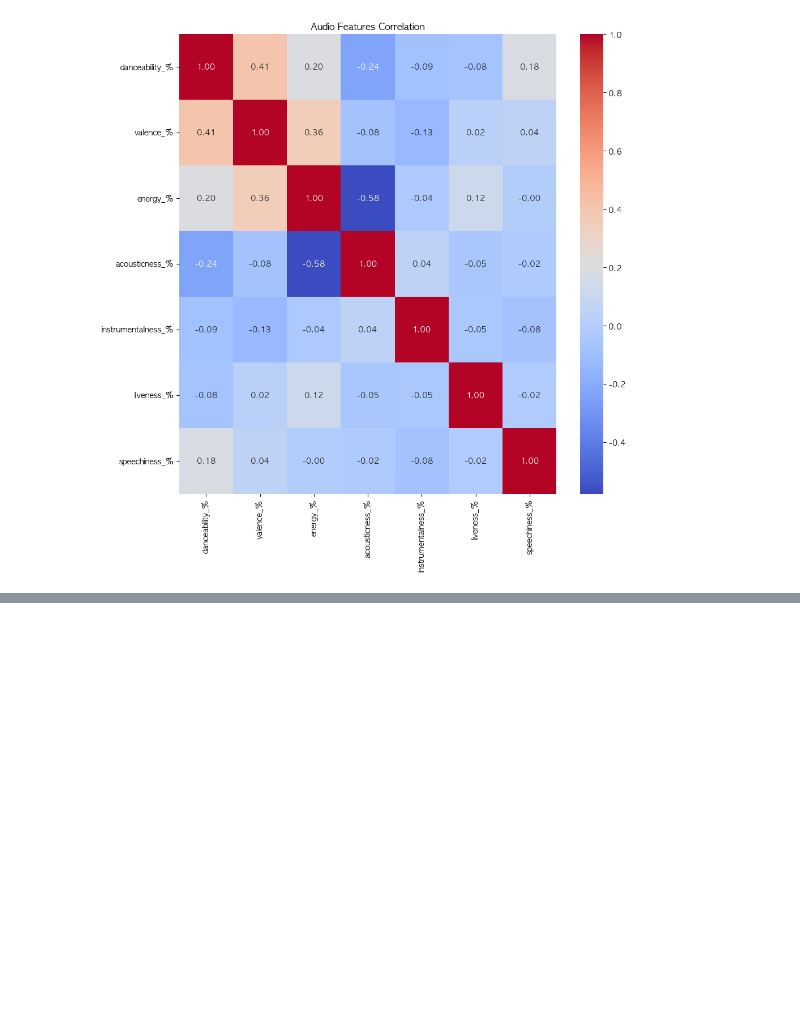
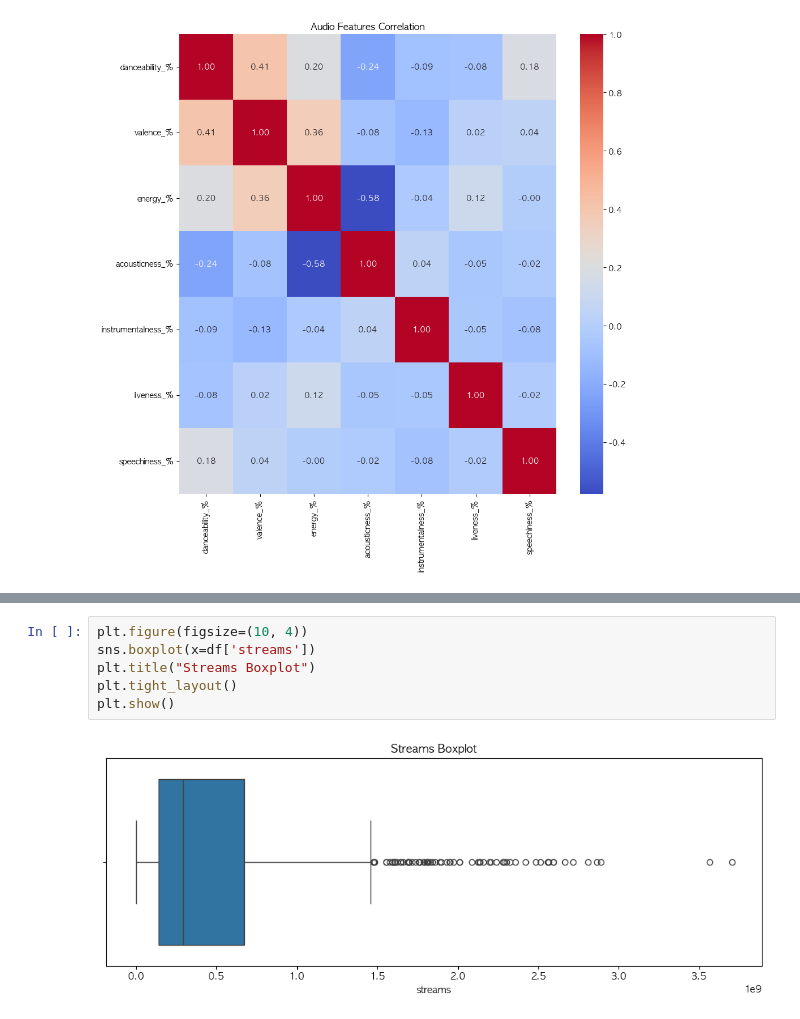
Before and after one commit to okzzinkyo/spotify-eda, a Jupyter notebook: spotify_eda.ipynb, the cells around one changed output, grey strips where cells are left out. Drawn from its saved outputs; the diff is of its cells as text; blank space fills up the shorter version.

```diff
--- a/spotify_eda.ipynb
+++ b/spotify_eda.ipynb
@@ -202,0 +271,8 @@ heatmap을 활용하여 오디오피쳐들 간의 상관관계를 분석한 결
+# %%
+plt.figure(figsize=(10, 4))
+sns.boxplot(x=df['streams'])
+plt.title("Streams Boxplot")
+plt.tight_layout()
+plt.show()
+# %% [output]
+[figure, added]
```
Also changed, not shown: parts of 8 cells of this notebook.
